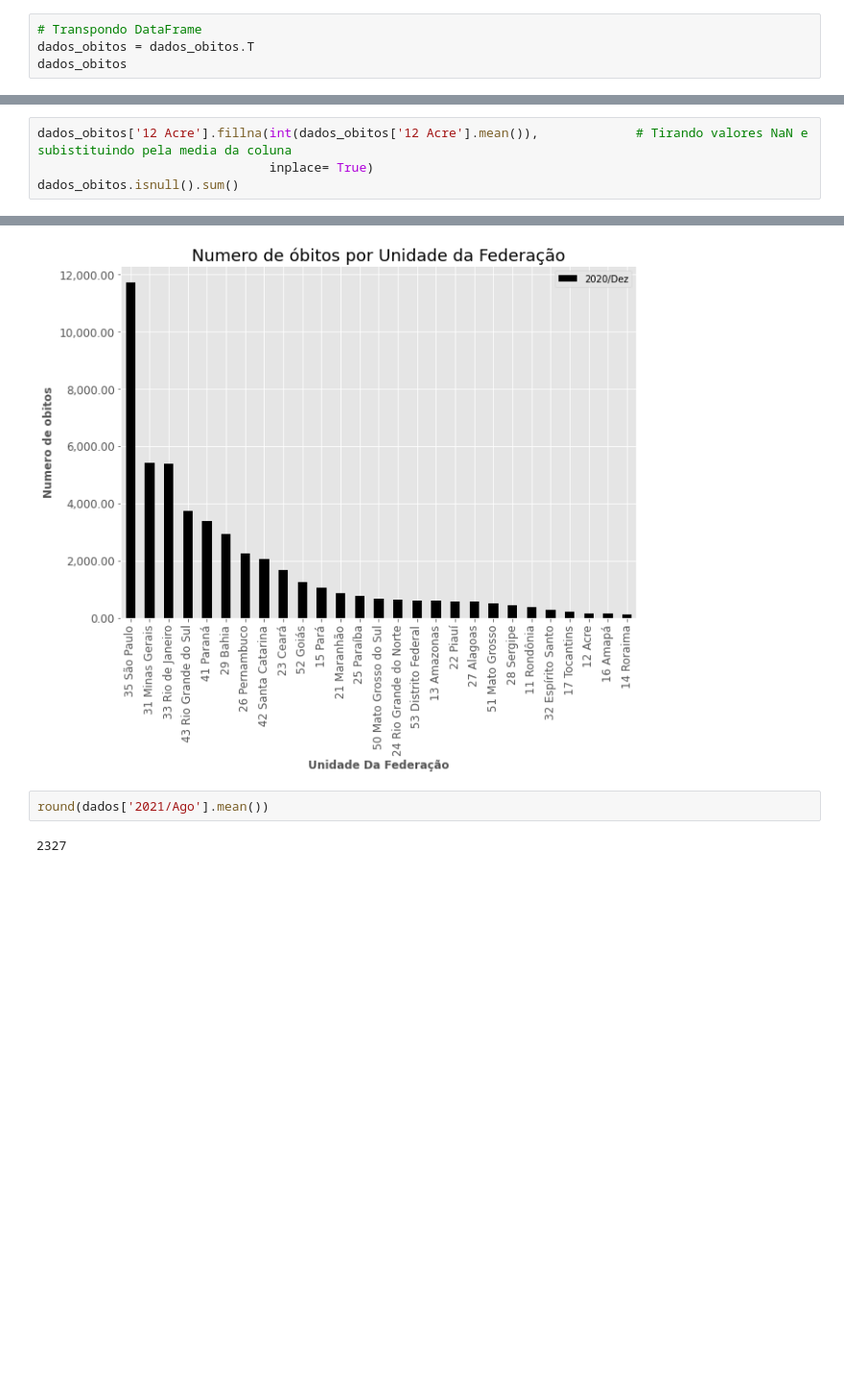
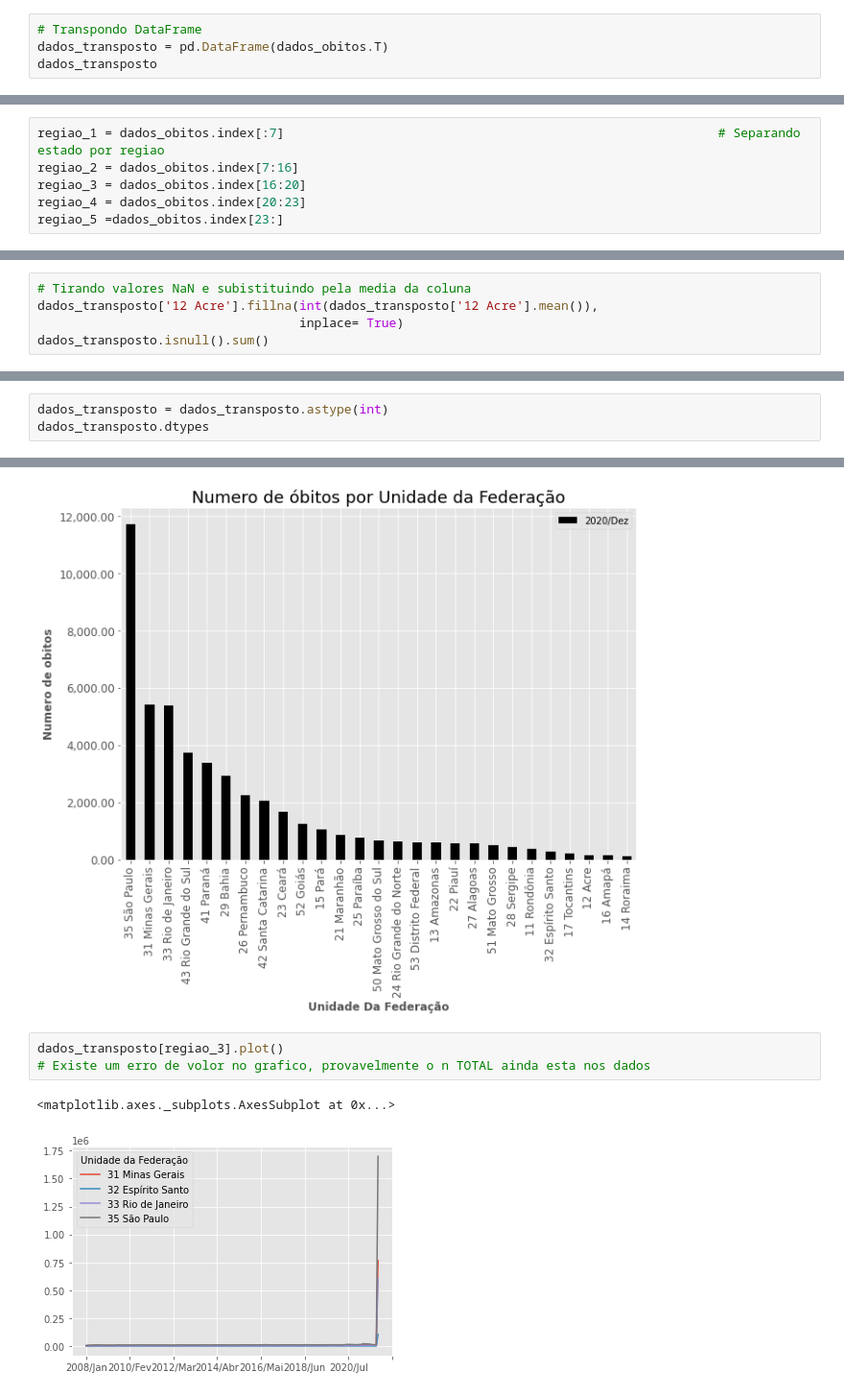
Before and after one commit to vitaoTM/Alura-BootCamp-DataScience, a Jupyter notebook: Análise_do_numero_de_obitos_por_região.ipynb, the cells around one changed output, grey strips where cells are left out. Shown at 96% size. Drawn from its saved outputs; the diff is of its cells as text; blank space fills up the shorter version.

```diff
--- a/Análise_do_numero_de_obitos_por_região.ipynb
+++ b/Análise_do_numero_de_obitos_por_região.ipynb
@@ -71,7 +67,7 @@ dados_obitos
 # %%
 # Transpondo DataFrame
-dados_obitos = dados_obitos.T
-dados_obitos
+dados_transposto = pd.DataFrame(dados_obitos.T)
+dados_transposto
 # %% [output]
 | Unidade da Federação | 11 Rondônia | 12 Acre | 13 Amazonas | 14 Roraima | 15 Pará | 16 Amapá | 17 Tocantins | ... |
 | 2008/Jan | 57 | 30 | 149 | 23 | 543 | 65 | 141 | ... |
@@ -86,6 +82,12 @@ dados_obitos
 | 2021/Nov | 288 | 140 | 501 | 103 | 955 | 82 | 335 | ... |
 | Total | 41062 | 20250 | 71297 | 13816 | 152188 | 14219 | 38029 | ... |
 168 rows × 27 columns
+# %%
+regiao_1 = dados_obitos.index[:7]                                                          # Separando estado por regiao
+regiao_2 = dados_obitos.index[7:16]
+regiao_3 = dados_obitos.index[16:20]
+regiao_4 = dados_obitos.index[20:23]
+regiao_5 =dados_obitos.index[23:]
 # %% [markdown]
 * Procurei referencia no StackOverflow de como mudar o tipo NaN para int64
 * https://stackoverflow.com/questions/21287624/convert-pandas-column-containing-nans-to-dtype-int
@@ -113,9 +115,10 @@ dtype: int64
 # %% [markdown]
 * Percebe-se que existem valores NaN na coluna do Acre
 # %%
-dados_obitos['12 Acre'].fillna(int(dados_obitos['12 Acre'].mean()),             # Tirando valores NaN e subistituindo pela media da coluna
-                               inplace= True)
-dados_obitos.isnull().sum()
+# Tirando valores NaN e subistituindo pela media da coluna
+dados_transposto['12 Acre'].fillna(int(dados_transposto['12 Acre'].mean()),
+                                   inplace= True)
+dados_transposto.isnull().sum()
 # %% [output]
 Unidade da Federação
 11 Rondônia               0
@@ -159,0 +142,3 @@ dtype: object
+# %%
+dados_transposto = dados_transposto.astype(int)
+dados_transposto.dtypes
@@ -170,7 +173,9 @@ ax.xaxis.set_label_text('Unidade Da Federação', fontsize=(12), weight='bold')
 # %% [output]
 Text(0.5, 0, 'Unidade Da Federação')
 [figure]
-# %%
-round(dados['2021/Ago'].mean())
-# %% [output]
-2327
+# %%
+dados_transposto[regiao_3].plot()
+# Existe um erro de volor no grafico, provavelmente o n TOTAL ainda esta nos dados
+# %% [output]
+<matplotlib.axes._subplots.AxesSubplot at 0x...>
+[figure, added]
```
Also changed, not shown: parts of 11 cells of this notebook.
